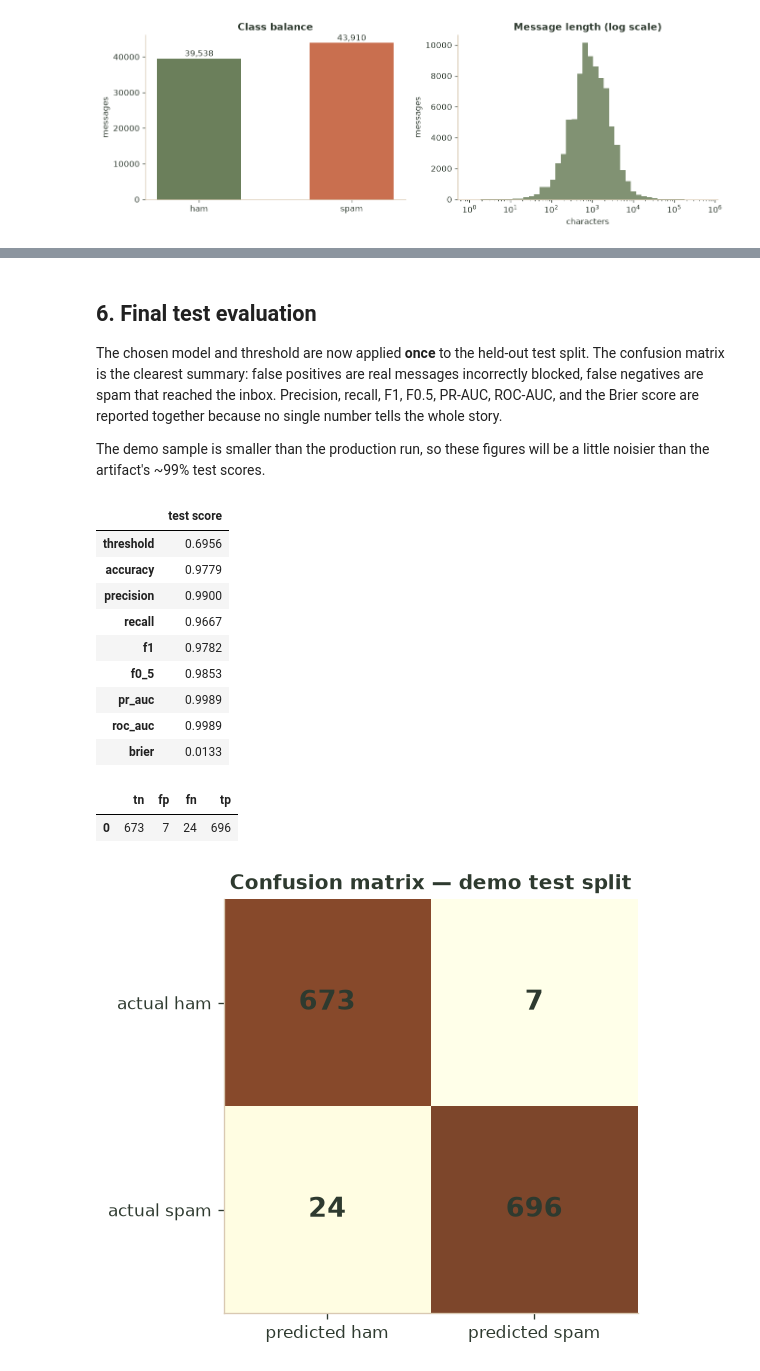
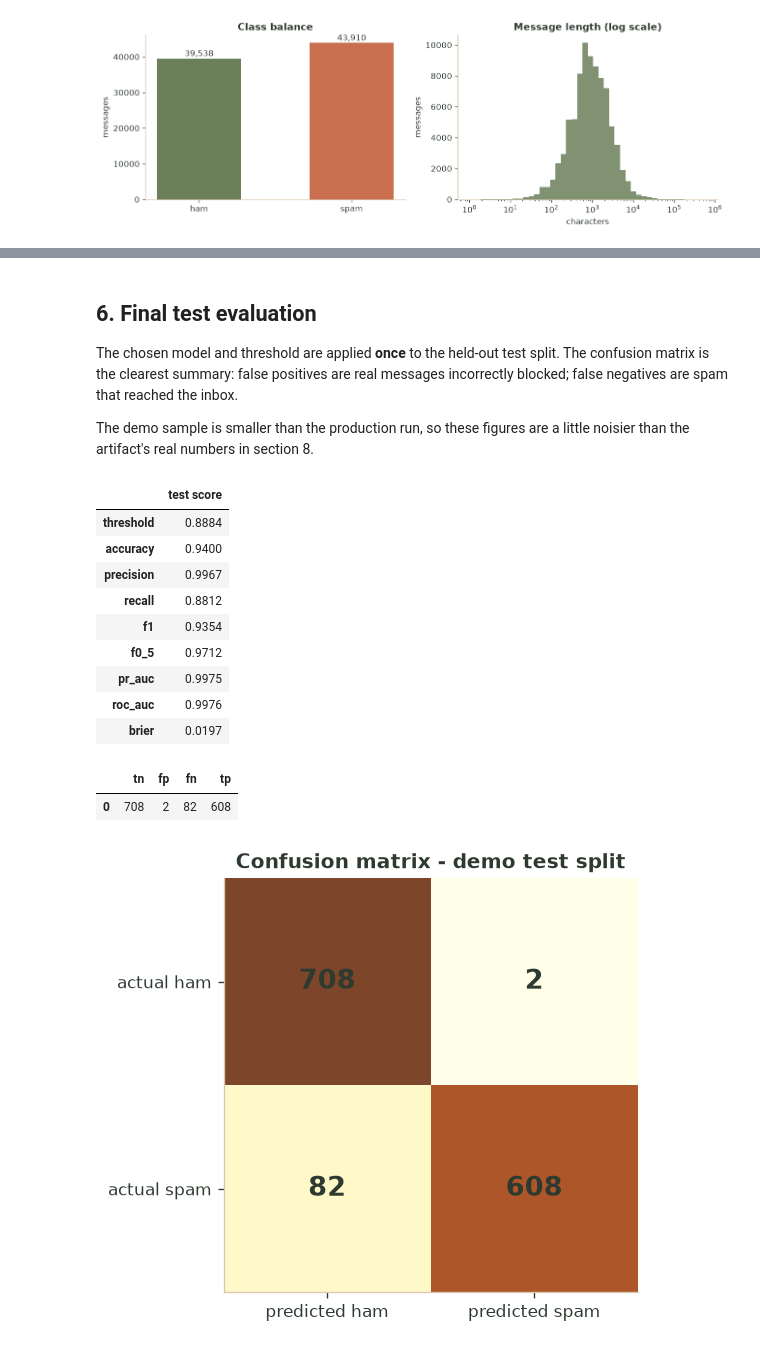
Before and after one commit to Soroush-Eghdami/Spam-classifire, a Jupyter notebook: ml/notebooks/spam_classifier.ipynb, the cells around one changed output, grey strips where cells are left out. Drawn from its saved outputs; the diff is of its cells as text; code cells hidden in the pictures.

```diff
--- a/ml/notebooks/spam_classifier.ipynb
+++ b/ml/notebooks/spam_classifier.ipynb
@@ -184,7 +194,9 @@ exact copies in the raw file. Normalisation and SimHash find thousands more.
 # %%
+extra = [SMS_PATH] if SMS_PATH.exists() else []
 started = time.perf_counter()
 dataset = load_dataset(
     DATA_PATH,
+    extra_data=extra,
     sample=DEMO_ROWS,
     drop_near_duplicates=True,
     random_state=RANDOM_STATE,
@@ -218,6 +230,6 @@ display(
         ],
     )
 )
-
+print("Sources:", stats["sources"])
 display(dataset.X.head(2).to_frame("text"))
 # %% [output]
@@ -390,7 +402,7 @@ decision threshold is tuned separately afterwards.
 # %%
 candidates = {
-    "Logistic regression (C=2)": LogisticRegression(
-        C=2.0, solver="liblinear", max_iter=2000, random_state=RANDOM_STATE
+    "Logistic regression (C=0.25)": LogisticRegression(
+        C=0.25, solver="liblinear", max_iter=2000, random_state=RANDOM_STATE
     ),
     "Calibrated Linear SVC (C=0.5)": CalibratedClassifierCV(
         estimator=LinearSVC(C=0.5, dual="auto", random_state=RANDOM_STATE),
@@ -411,7 +423,9 @@ for name, estimator in candidates.items():
     fit_seconds = time.perf_counter() - started
 
     scores = predict_scores(estimator, X_val)
-    threshold = choose_threshold(split.y_val, scores, beta=0.5)
+    threshold = choose_threshold(
+        split.y_val, scores, beta=0.5, max_fpr=MAX_VALIDATION_FPR
+    )
     metrics = binary_metrics(split.y_val, scores, threshold)
 
     fitted[name] = estimator
@@ -427,16 +441,21 @@ for name, estimator in candidates.items():
             "f0_5": metrics["f0_5"],
             "pr_auc": metrics["average_precision"],
             "roc_auc": metrics["roc_auc"],
+            "false_positive_rate": metrics["false_positive_rate"],
             "fit_s": round(fit_seconds, 2),
         }
     )
 
 comparison = pd.DataFrame(rows).sort_values("pr_auc", ascending=False).reset_index(drop=True)
-best_name = comparison.loc[0, "model"]
+best_pr = comparison.loc[0, "pr_auc"]
+tied = comparison[comparison["pr_auc"] >= best_pr - SELECTION_TOLERANCE]
+preferred = "Logistic regression (C=0.25)"
+best_name = preferred if preferred in set(tied["model"]) else tied.iloc[0]["model"]
 best_clf = fitted[best_name]
 best_threshold = thresholds[best_name]
 best_val_scores = val_scores[best_name]
 
 display(comparison.round(4))
-print(f"Selected on PR-AUC: {best_name} at threshold {best_threshold:.3f}")
+print(f"Best PR-AUC: {best_name}")
+print(f"Selected model: {best_name} at threshold {best_threshold:.4f}")
 # %% [output]
@@ -499,17 +528,13 @@ plt.show()
 # %% [markdown]
 ## 6. Final test evaluation
 
-The chosen model and threshold are now applied **once** to the held-out test
-split. The confusion matrix is the clearest summary: false positives are real
-messages incorrectly blocked, false negatives are spam that reached the inbox.
-Precision, recall, F1, F0.5, PR-AUC, ROC-AUC, and the Brier score are reported
-together because no single number tells the whole story.
+The chosen model and threshold are applied **once** to the held-out test split.
+The confusion matrix is the clearest summary: false positives are real messages
+incorrectly blocked; false negatives are spam that reached the inbox.
 
-The demo sample is smaller than the production run, so these figures will be a
-little noisier than the artifact's ~99% test scores.
+The demo sample is smaller than the production run, so these figures are a
+little noisier than the artifact's real numbers in section 8.
 # %%
-# A pre-fitted Pipeline wrapper reuses the union/classifier and enables the
-# explanation helpers, which expect pipeline.named_steps["features"].
 demo_pipeline = Pipeline([("features", union), ("clf", best_clf)])
 demo_pipeline.threshold_ = best_threshold
 demo_pipeline.version_ = "notebook-demo"
@@ -534,42 +559,47 @@ display(summary.round(4).to_frame("test score"))
 display(pd.DataFrame([test_metrics["confusion_matrix"]]))
 
 cm = np.array(
     [
         [test_metrics["confusion_matrix"]["tn"], test_metrics["confusion_matrix"]["fp"]],
         [test_metrics["confusion_matrix"]["fn"], test_metrics["confusion_matrix"]["tp"]],
     ]
 )
 
 fig, ax = plt.subplots(figsize=(5.4, 4.2))
 ax.imshow(cm, cmap="YlOrBr", alpha=0.85)
 ax.set_xticks([0, 1], labels=["predicted ham", "predicted spam"])
 ax.set_yticks([0, 1], labels=["actual ham", "actual spam"])
 for row in range(2):
     for col in range(2):
         ax.text(
             col,
             row,
             f"{cm[row, col]:,}",
             ha="center",
             va="center",
             fontsize=16,
             fontweight="bold",
             color=INK,
         )
-ax.set_title("Confusion matrix — demo test split")
+ax.set_title("Confusion matrix - demo test split")
 plt.tight_layout()
 plt.show()
+
+length_groups = [length_bucket(int(length)) for length in split.X_test.str.len()]
+source_groups = split.source_test if split.source_test is not None else ["unknown"] * len(split.X_test)
+display(pd.DataFrame(metrics_by_group(split.y_test, test_scores, length_groups, best_threshold)).T.round(4))
+display(pd.DataFrame(metrics_by_group(split.y_test, test_scores, source_groups, best_threshold)).T.round(4))
 # %% [output]
 |  | test score |
-| threshold | 0.6956 |
-| accuracy | 0.9779 |
-| precision | 0.9900 |
-| recall | 0.9667 |
-| f1 | 0.9782 |
-| f0_5 | 0.9853 |
-| pr_auc | 0.9989 |
-| roc_auc | 0.9989 |
-| brier | 0.0133 |
+| threshold | 0.8884 |
+| accuracy | 0.9400 |
+| precision | 0.9967 |
+| recall | 0.8812 |
+| f1 | 0.9354 |
+| f0_5 | 0.9712 |
+| pr_auc | 0.9975 |
+| roc_auc | 0.9976 |
+| brier | 0.0197 |
 |  | tn | fp | fn | tp |
-| 0 | 673 | 7 | 24 | 696 |
+| 0 | 708 | 2 | 82 | 608 |
-[figure, old version]
+[figure, new version]
```
Also changed, not shown: parts of 29 cells of this notebook, 11 other files.
